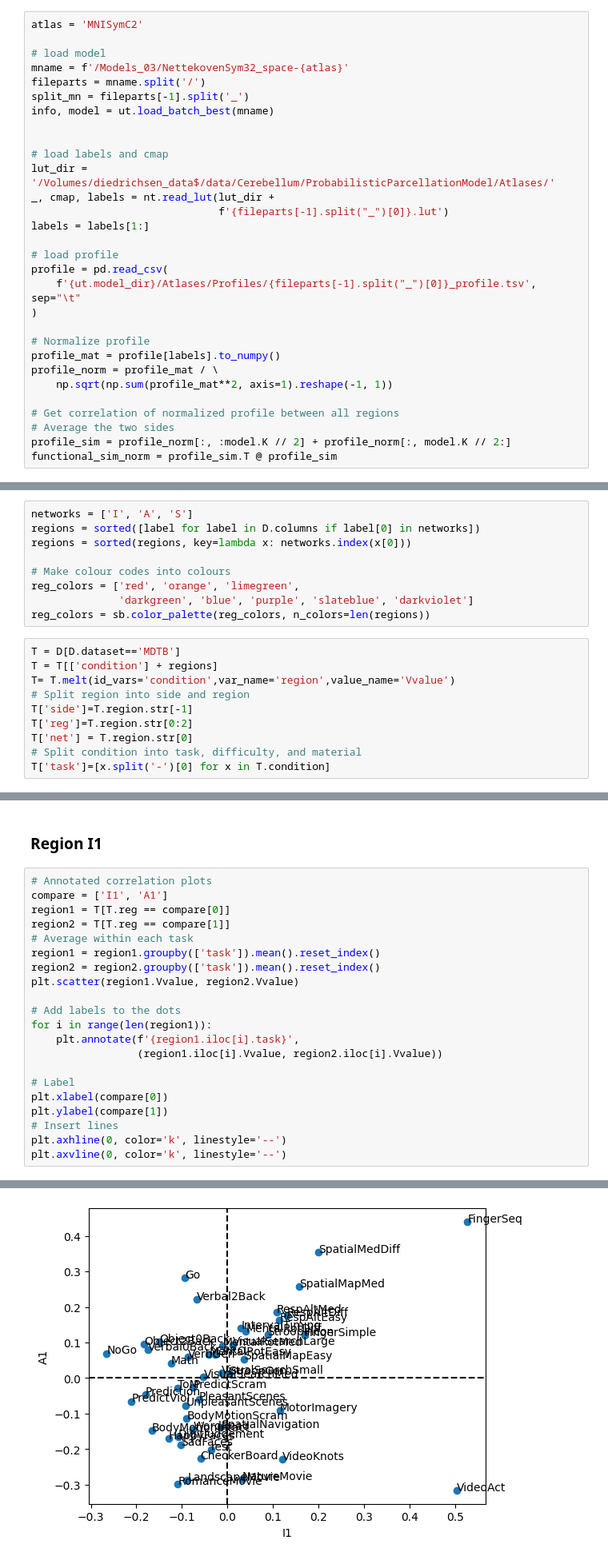
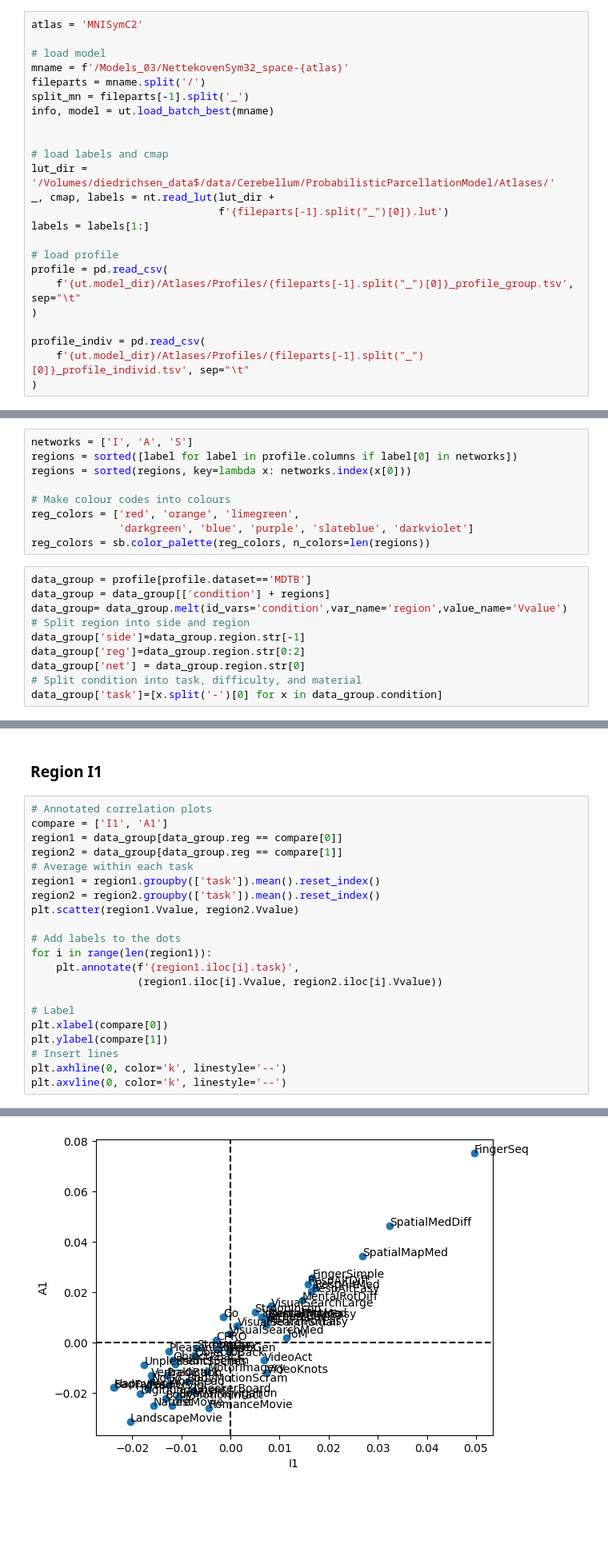
Before and after one commit to DiedrichsenLab/ProbabilisticParcellation, a Jupyter notebook: notebooks/atlas_paper/functional_profiles_introspection.ipynb, the cells around one changed output, grey strips where cells are left out. Shown at 80% size. Saved outputs shown, nothing was run; the diff lists cells and outputs as text; blank space fills up the shorter version.

```diff
--- a/notebooks/atlas_paper/functional_profiles_introspection.ipynb
+++ b/notebooks/atlas_paper/functional_profiles_introspection.ipynb
@@ -40,18 +45,12 @@ labels = labels[1:]
 
 # load profile
 profile = pd.read_csv(
-    f'{ut.model_dir}/Atlases/Profiles/{fileparts[-1].split("_")[0]}_profile.tsv', sep="\t"
+    f'{ut.model_dir}/Atlases/Profiles/{fileparts[-1].split("_")[0]}_profile_group.tsv', sep="\t"
 )
 
-# Normalize profile
-profile_mat = profile[labels].to_numpy()
-profile_norm = profile_mat / \
-    np.sqrt(np.sum(profile_mat**2, axis=1).reshape(-1, 1))
-
-# Get correlation of normalized profile between all regions
-# Average the two sides
-profile_sim = profile_norm[:, :model.K // 2] + profile_norm[:, model.K // 2:]
-functional_sim_norm = profile_sim.T @ profile_sim
+profile_indiv = pd.read_csv(
+    f'{ut.model_dir}/Atlases/Profiles/{fileparts[-1].split("_")[0]}_profile_individ.tsv', sep="\t"
+)
 # %%
 # Get similarity matrices
 l, functional_sim, spatial_sim, ind = cl.similarity_matrices(mname)
@@ -145,6 +127,6 @@ D = pd.read_csv(base_dir + 'Profiles/' +
 # %%
 networks = ['I', 'A', 'S']
-regions = sorted([label for label in D.columns if label[0] in networks])
+regions = sorted([label for label in profile.columns if label[0] in networks])
 regions = sorted(regions, key=lambda x: networks.index(x[0]))
 
 # Make colour codes into colours
@@ -152,12 +134,12 @@ reg_colors = ['red', 'orange', 'limegreen',
               'darkgreen', 'blue', 'purple', 'slateblue', 'darkviolet']
 reg_colors = sb.color_palette(reg_colors, n_colors=len(regions))
 # %%
-T = D[D.dataset=='MDTB']
-T = T[['condition'] + regions]
-T= T.melt(id_vars='condition',var_name='region',value_name='Vvalue')
+data_group = profile[profile.dataset=='MDTB']
+data_group = data_group[['condition'] + regions]
+data_group= data_group.melt(id_vars='condition',var_name='region',value_name='Vvalue')
 # Split region into side and region
-T['side']=T.region.str[-1]
-T['reg']=T.region.str[0:2]
-T['net'] = T.region.str[0]
+data_group['side']=data_group.region.str[-1]
+data_group['reg']=data_group.region.str[0:2]
+data_group['net'] = data_group.region.str[0]
 # Split condition into task, difficulty, and material
-T['task']=[x.split('-')[0] for x in T.condition]
+data_group['task']=[x.split('-')[0] for x in data_group.condition]
@@ -203,27 +217,27 @@ sb.catplot(data=T[T.task.isin(tasks_motor) & T.net.isin(nets)], kind='bar', col=
 # %%
 # Annotated correlation plots
 compare = ['I1', 'A1']
-region1 = T[T.reg == compare[0]]
-region2 = T[T.reg == compare[1]]
+region1 = data_group[data_group.reg == compare[0]]
+region2 = data_group[data_group.reg == compare[1]]
 # Average within each task
 region1 = region1.groupby(['task']).mean().reset_index()
 region2 = region2.groupby(['task']).mean().reset_index()
 plt.scatter(region1.Vvalue, region2.Vvalue)
 
 # Add labels to the dots
 for i in range(len(region1)):
     plt.annotate(f'{region1.iloc[i].task}',
                  (region1.iloc[i].Vvalue, region2.iloc[i].Vvalue))
 
 # Label
 plt.xlabel(compare[0])
 plt.ylabel(compare[1])
 # Insert lines
 plt.axhline(0, color='k', linestyle='--')
 plt.axvline(0, color='k', linestyle='--')
 # %% [output]
 <matplotlib.lines.Line2D at 0x...>
-[figure, old version]
+[figure, new version]
 # %% [markdown]
 ### Region I2
 # %%
```
Also changed, not shown: parts of 19 cells of this notebook.
